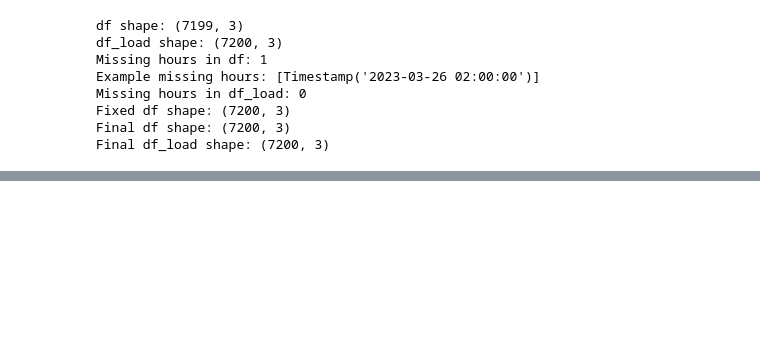
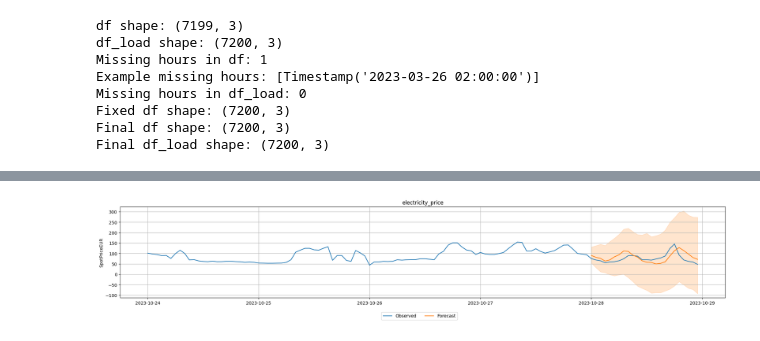
Before and after one commit to MarchesiGabriele/energy_price_forecasting, a Jupyter notebook: chronos_forecasting_full.ipynb, the cells around one changed output, grey strips where cells are left out. Saved outputs shown, nothing was run; the diff lists cells and outputs as text; code cells hidden in the pictures; blank space fills up the shorter version.

```diff
--- a/chronos_forecasting_full.ipynb
+++ b/chronos_forecasting_full.ipynb
@@ -245,3 +286,5 @@ Additional data provided, testing on additional data. Resulting leaderboard will
 # %%
-predictions = predictor.predict(train_data, model='TemporalFusionTransformer')
+predictions = predictor.predict(train_data, model='RecursiveTabular')
 predictor.plot(test_data, predictions, quantile_levels=[0.1, 0.9], max_history_length=24*5, max_num_item_ids=4)
+# %% [output]
+[figure, added]
```
Also changed, not shown: parts of 10 cells of this notebook, 1 other file.
